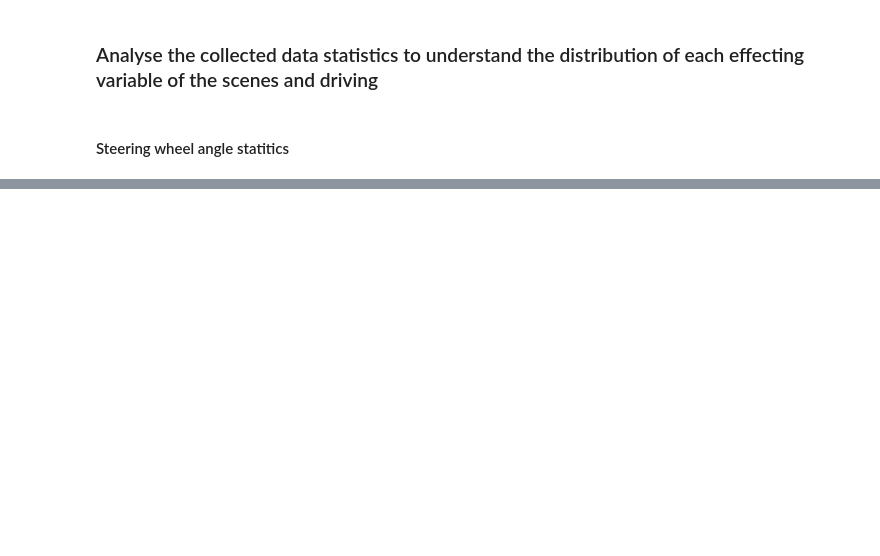
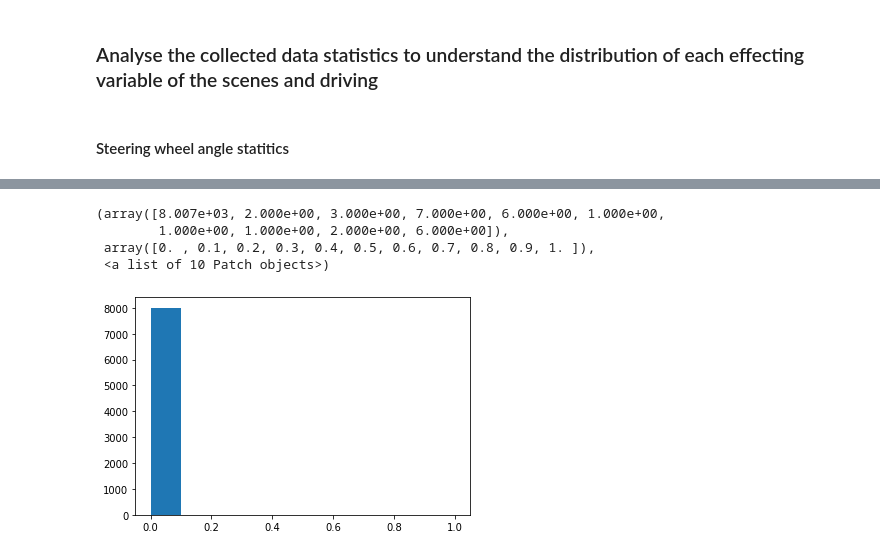
Before and after one commit to SitaramRyali/SDCND_Tensorflow, a Jupyter notebook: CarND-Behavioral-Cloning/Behavioral_Cloning_Project.ipynb, the cells around one changed output, grey strips where cells are left out. Cells and saved outputs as stored; diff of their text form; code cells hidden in the pictures; blank space fills up the shorter version.

```diff
--- a/CarND-Behavioral-Cloning/Behavioral_Cloning_Project.ipynb
+++ b/CarND-Behavioral-Cloning/Behavioral_Cloning_Project.ipynb
@@ -94,0 +87,9 @@ for line in lines[1:]:
+# %%
+#load the brake data and analyse the statistics
+plt.hist(df.brake)
+# %% [output]
+(array([8.007e+03, 2.000e+00, 3.000e+00, 7.000e+00, 6.000e+00, 1.000e+00,
+        1.000e+00, 1.000e+00, 2.000e+00, 6.000e+00]),
+ array([0. , 0.1, 0.2, 0.3, 0.4, 0.5, 0.6, 0.7, 0.8, 0.9, 1. ]),
+ <a list of 10 Patch objects>)
+[figure, added]
```
Also changed, not shown: parts of 23 cells of this notebook.
